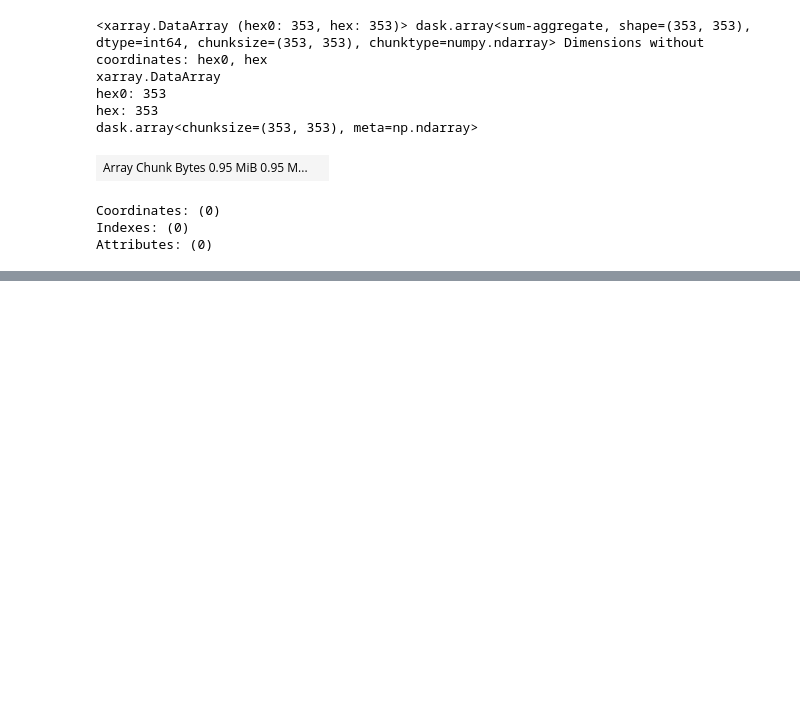
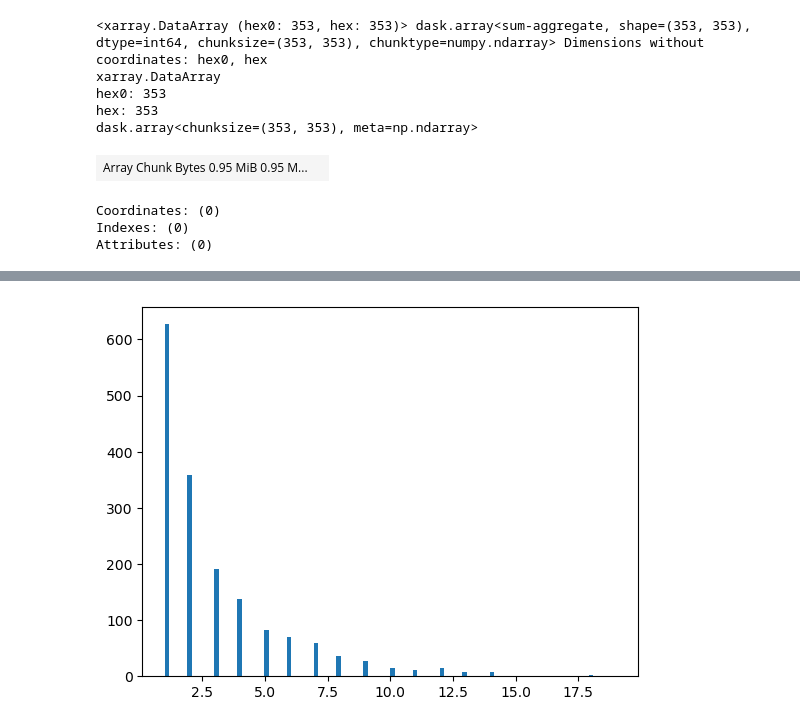
Before and after one commit to willirath/hextraj, a Jupyter notebook: notebooks/hextraj_tutorial.ipynb, the cells around one changed output, grey strips where cells are left out. Cells and saved outputs as stored; diff of their text form; code cells hidden in the pictures; blank space fills up the shorter version.

```diff
--- a/notebooks/hextraj_tutorial.ipynb
+++ b/notebooks/hextraj_tutorial.ipynb
@@ -214,2 +232,6 @@ Wall time: 3.14 s
 # %%
 import networkx
+# %%
+conn_mat.where(conn_mat > 0).plot.hist(bins=100);
+# %% [output]
+[figure, added]
```
Also changed, not shown: parts of 12 cells of this notebook.
